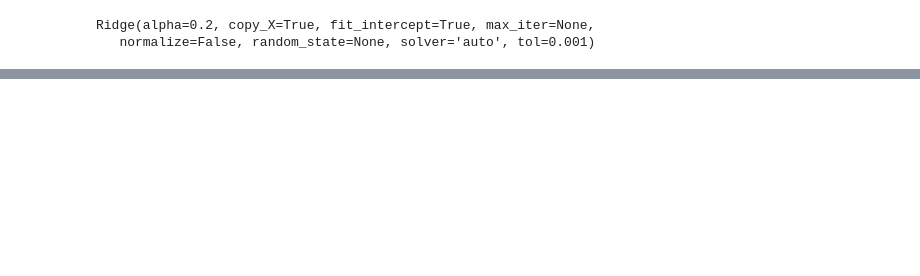
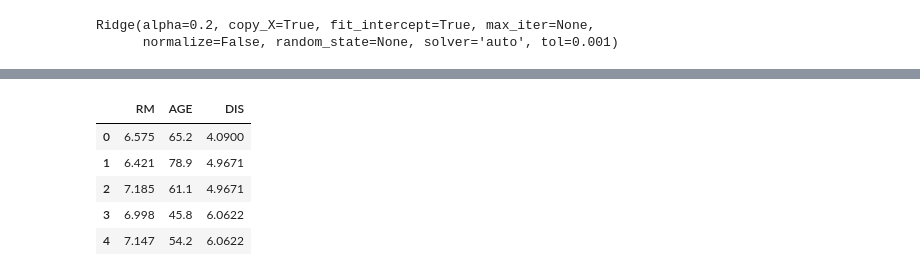
Before and after one commit to edcastilla/linear-regression, a Jupyter notebook: linear regression.ipynb, the cells around one changed output, grey strips where cells are left out. Saved outputs shown, nothing was run; the diff lists cells and outputs as text; code cells hidden in the pictures; blank space fills up the shorter version.

```diff
--- a/linear regression.ipynb
+++ b/linear regression.ipynb
@@ -180,0 +312,9 @@ ridge.score(xt,yt)
+# %%
+boston_house_df.iloc[0:5, 5:8] # first 5 rows and 5th, 6th, 7th columns of data frame (primeras 5 filas y las columnas 5,6,7)
+# %% [output]
+|  | RM | AGE | DIS |
+| 0 | 6.575 | 65.2 | 4.0900 |
+| 1 | 6.421 | 78.9 | 4.9671 |
+| 2 | 7.185 | 61.1 | 4.9671 |
+| 3 | 6.998 | 45.8 | 6.0622 |
+| 4 | 7.147 | 54.2 | 6.0622 |
```
Also changed, not shown: parts of 39 cells of this notebook.
